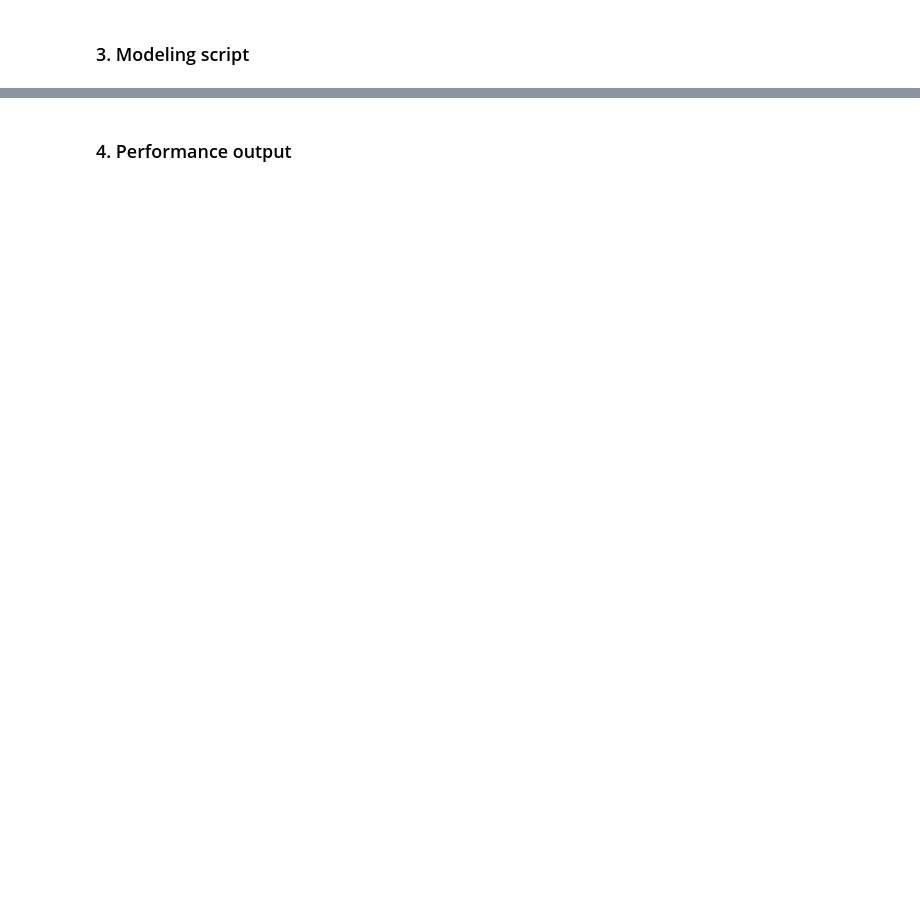
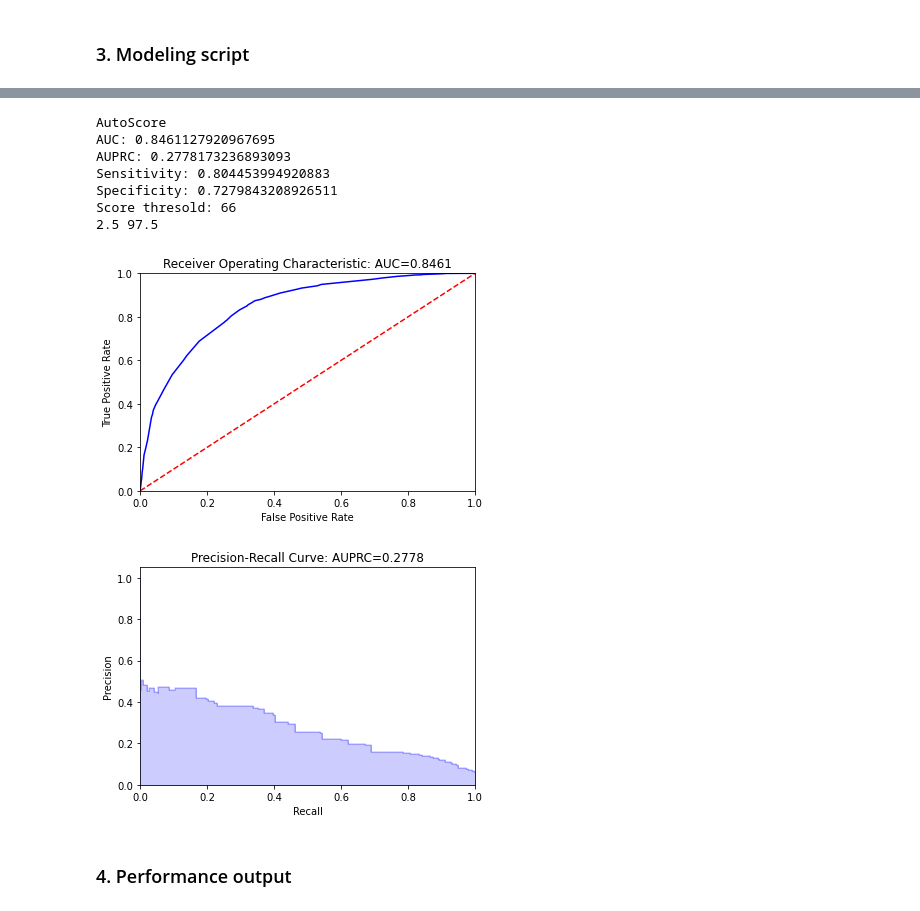
Before and after one commit to nliulab/mimic4ed-benchmark, a Jupyter notebook: Benchmark_scripts/Model_critical_triage.ipynb, the cells around one changed output, grey strips where cells are left out. Cells and saved outputs as stored; diff of their text form; code cells hidden in the pictures; blank space fills up the shorter version.

```diff
--- a/Benchmark_scripts/Model_critical_triage.ipynb
+++ b/Benchmark_scripts/Model_critical_triage.ipynb
@@ -21,8 +21,8 @@ from tensorflow.keras.layers import Dense
 from tensorflow.keras.models import load_model
 from helpers import PlotROCCurve
 
-#path = 'C:/Users/XFE/Documents/mimic4ed-benchmark/data_processed/'
-path = '/home/jun/data/MIMIC/processed'
+path = 'C:/Users/XFE/Documents/mimic4ed-benchmark/data_processed/'
+#path = '/home/jun/data/MIMIC/processed'
 #path = '/Users/siqili/Desktop/National University of Singapore/Liu Nan - WP_MIMIC_Benchmark'
 #output_path = '/Users/siqili/Desktop/National University of Singapore/Liu Nan - WP_MIMIC_Benchmark/Figure3/'
 output_path='.'
@@ -201,3 +222,15 @@ get_score_performance("ESI", random_seed=random_seed)
+# %%
+get_score_performance("AutoScore", random_seed=random_seed)
+# %% [output]
+AutoScore
+AUC: 0.8461127920967695
+AUPRC: 0.2778173236893093
+Sensitivity: 0.804453994920883
+Specificity: 0.7279843208926511
+Score thresold: 66
+2.5 97.5
+[figure, added]
+[figure, added]
 # %%
 get_score_performance("score_NEWS", random_seed=random_seed)
 # %%
```
Also changed, not shown: parts of 5 cells of this notebook, 2 other files.
